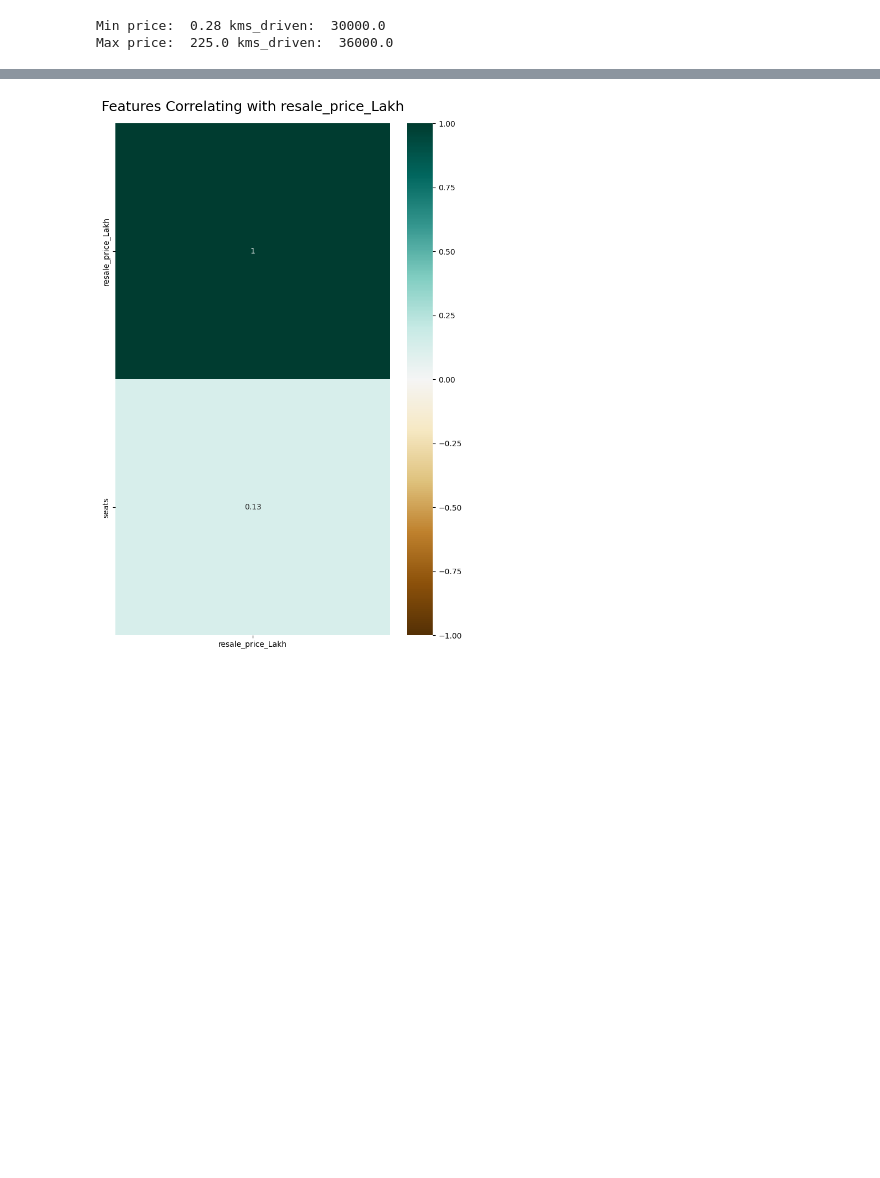
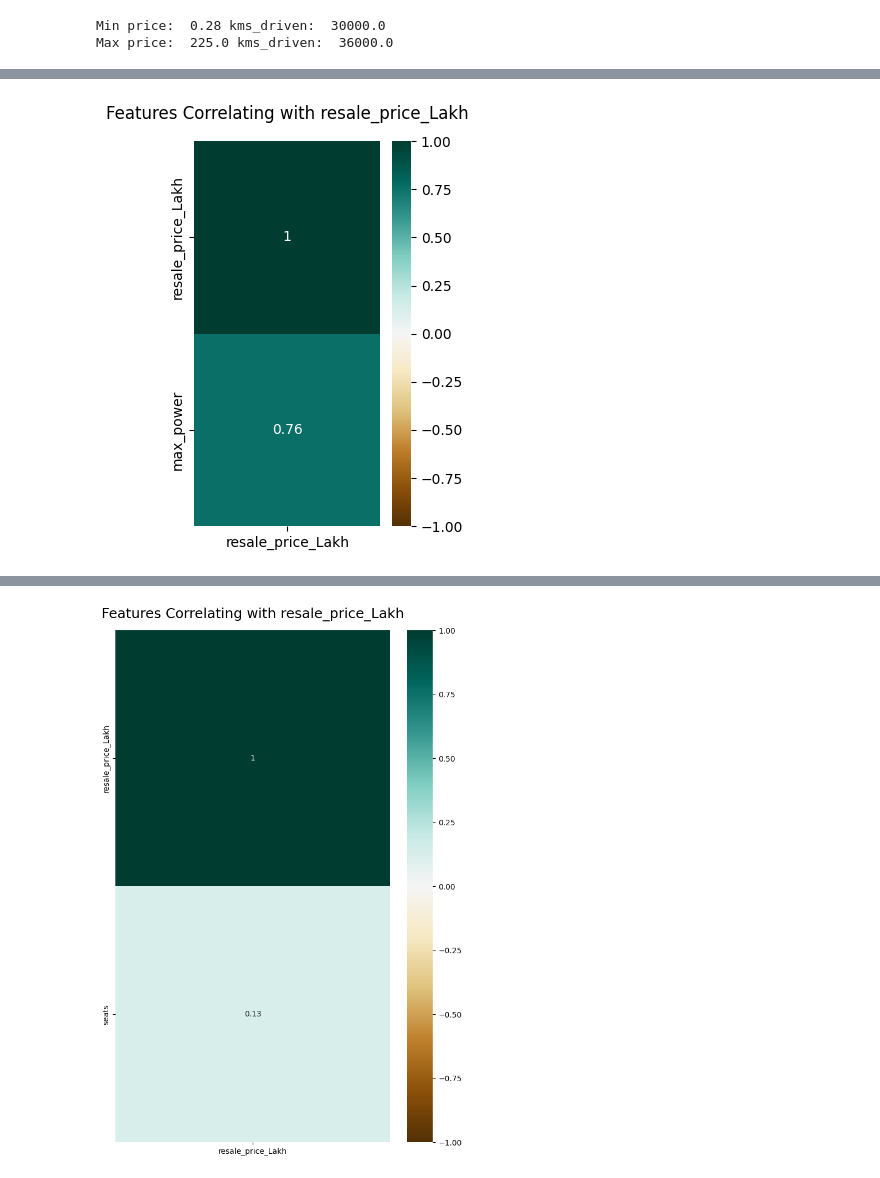
Before and after one commit to ruicoelhor22/AASE, a Jupyter notebook: dataQuality2.ipynb, the cells around one changed output, grey strips where cells are left out. Drawn from its saved outputs; the diff is of its cells as text; code cells hidden in the pictures; blank space fills up the shorter version.

```diff
--- a/dataQuality2.ipynb
+++ b/dataQuality2.ipynb
@@ -77,7 +100,7 @@ df = df.astype({
     'insurance': 'string',
     'transmission_type': 'string',
     'kms_driven': float,
-    'owner_type': 'string',
+    'owner_type': float,
     'fuel_type': 'string',
     'max_power': 'string',
     'seats': float,
@@ -122,0 +238,7 @@ Distinct full names with blank seats:
+# %%
+# Removendo espaços em branco na coluna 'owner_type'
+df.dropna(subset=['owner_type'], inplace=True)
+
+# Verificando os valores únicos após a remoção dos espaços em branco
+unique_values = df['owner_type'].unique()
+print(unique_values)
@@ -352,0 +505,11 @@ print(df)
+# %%
+# create groups: max_power
+
+# define os limites dos grupos
+limites = [0, 100, 200, 300, 400, 500, 600]
+rotulos = ['0-100 bhp', '100-200 bhp', '200-300 bhp', '300-400 bhp', '400-500 bhp', '500-600 bhp']
+
+# nova coluna 'max_power_group'
+df['max_power_group'] = pd.cut(df['max_power'], bins=limites, labels=rotulos, right=False)
+
+print(df)
@@ -352,0 +534,9 @@ print(df)
+# %%
+# define os limites dos grupos
+limites = [0, 50000, 150000, 300000, 600000, 900000, df['kms_driven'].max()]
+rotulos = ['Até 50.000 km', '50.000 km a 150.000 km', '150.000 km a 300.000 km', '300.000 km a 600.000 km', '600.000 km a 900.000 km', 'Acima de 900.000 km']
+
+# cria a nova coluna
+df['kms_group'] = pd.cut(df['kms_driven'], bins=limites, labels=rotulos, right=False)
+
+print(df)
@@ -499,0 +745,16 @@ plt.show()
+# %%
+#correlation  with price - kms_driven
+
+# Select columns
+columns_of_interest = ['max_power', 'resale_price_Lakh']
+subset_df = df[columns_of_interest]
+
+plt.figure(figsize=(3, 5))
+
+# Creat heatmap
+heatmap = sns.heatmap(subset_df.corr()[['resale_price_Lakh']].sort_values(by='resale_price_Lakh', ascending=False), vmin=-1, vmax=1, annot=True, cmap='BrBG')
+heatmap.set_title('Features Correlating with resale_price_Lakh', fontdict={'fontsize': 12}, pad=16)
+
+plt.show()
+# %% [output]
+[figure, added]
```
Also changed, not shown: parts of 36 cells of this notebook.
